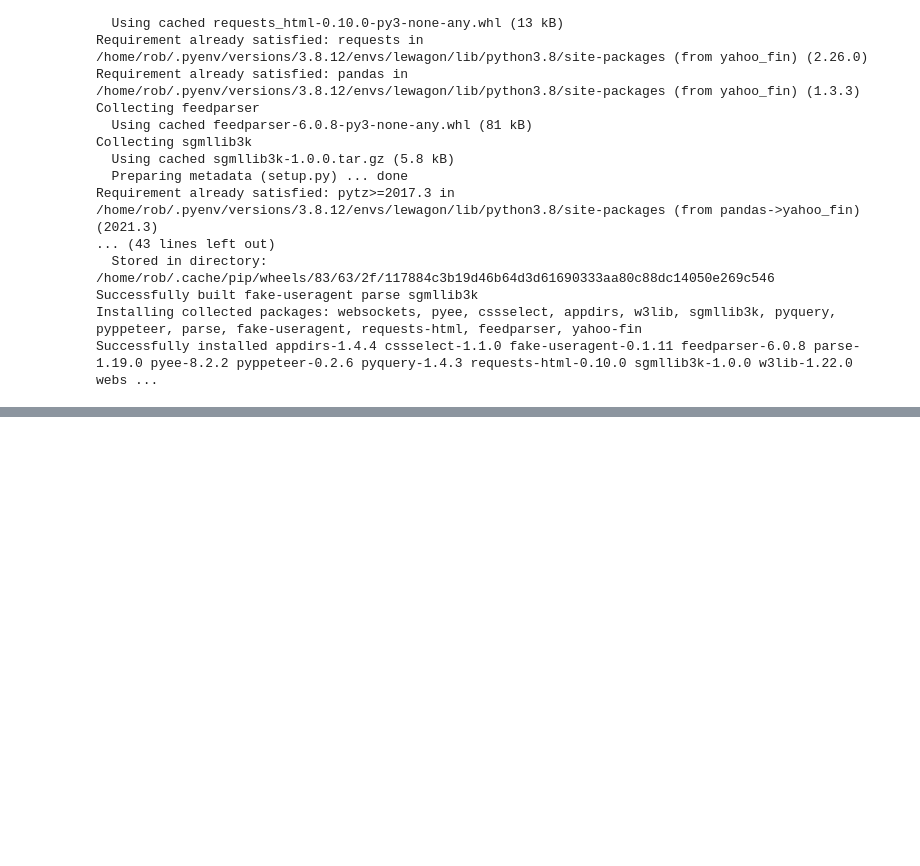
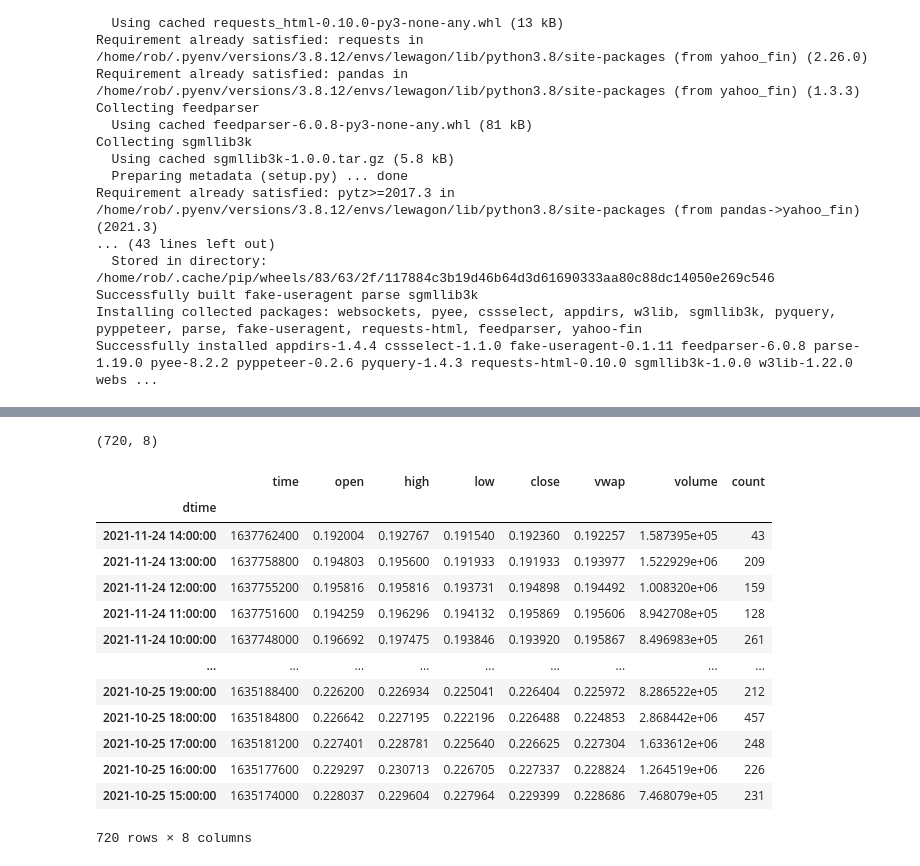
Before and after one commit to modverre/crypto_prediction, a Jupyter notebook: notebooks/robert--get_historical_crypto_prices.ipynb, the cells around one changed output, grey strips where cells are left out. Drawn from its saved outputs; the diff is of its cells as text; code cells hidden in the pictures; blank space fills up the shorter version.

```diff
--- a/notebooks/robert--get_historical_crypto_prices.ipynb
+++ b/notebooks/robert--get_historical_crypto_prices.ipynb
@@ -148,0 +670,27 @@ df.to_csv('doge-hist-1y.csv')
+# %%
+#get_ohlc_data(self, pair, interval=1, since=None, ascending=False)
+
+api = krakenex.API()
+k = KrakenAPI(api)
+ohlc, last = k.get_ohlc_data("DOGEEUR", 60, '2020-11-24')
+# %%
+ohlc.shape
+# %% [output]
+(720, 8)
+# %%
+ohlc
+# %% [output]
+|  | time | open | high | low | close | vwap | volume | count |
+| dtime |  |  |  |  |  |  |  |  |
+| 2021-11-24 14:00:00 | 1637762400 | 0.192004 | 0.192767 | 0.191540 | 0.192360 | 0.192257 | 1.587395e+05 | 43 |
+| 2021-11-24 13:00:00 | 1637758800 | 0.194803 | 0.195600 | 0.191933 | 0.191933 | 0.193977 | 1.522929e+06 | 209 |
+| 2021-11-24 12:00:00 | 1637755200 | 0.195816 | 0.195816 | 0.193731 | 0.194898 | 0.194492 | 1.008320e+06 | 159 |
+| 2021-11-24 11:00:00 | 1637751600 | 0.194259 | 0.196296 | 0.194132 | 0.195869 | 0.195606 | 8.942708e+05 | 128 |
+| 2021-11-24 10:00:00 | 1637748000 | 0.196692 | 0.197475 | 0.193846 | 0.193920 | 0.195867 | 8.496983e+05 | 261 |
+| ... | ... | ... | ... | ... | ... | ... | ... | ... |
+| 2021-10-25 19:00:00 | 1635188400 | 0.226200 | 0.226934 | 0.225041 | 0.226404 | 0.225972 | 8.286522e+05 | 212 |
+| 2021-10-25 18:00:00 | 1635184800 | 0.226642 | 0.227195 | 0.222196 | 0.226488 | 0.224853 | 2.868442e+06 | 457 |
+| 2021-10-25 17:00:00 | 1635181200 | 0.227401 | 0.228781 | 0.225640 | 0.226625 | 0.227304 | 1.633612e+06 | 248 |
+| 2021-10-25 16:00:00 | 1635177600 | 0.229297 | 0.230713 | 0.226705 | 0.227337 | 0.228824 | 1.264519e+06 | 226 |
+| 2021-10-25 15:00:00 | 1635174000 | 0.228037 | 0.229604 | 0.227964 | 0.229399 | 0.228686 | 7.468079e+05 | 231 |
+720 rows × 8 columns
```
Also changed, not shown: parts of 45 cells of this notebook.
